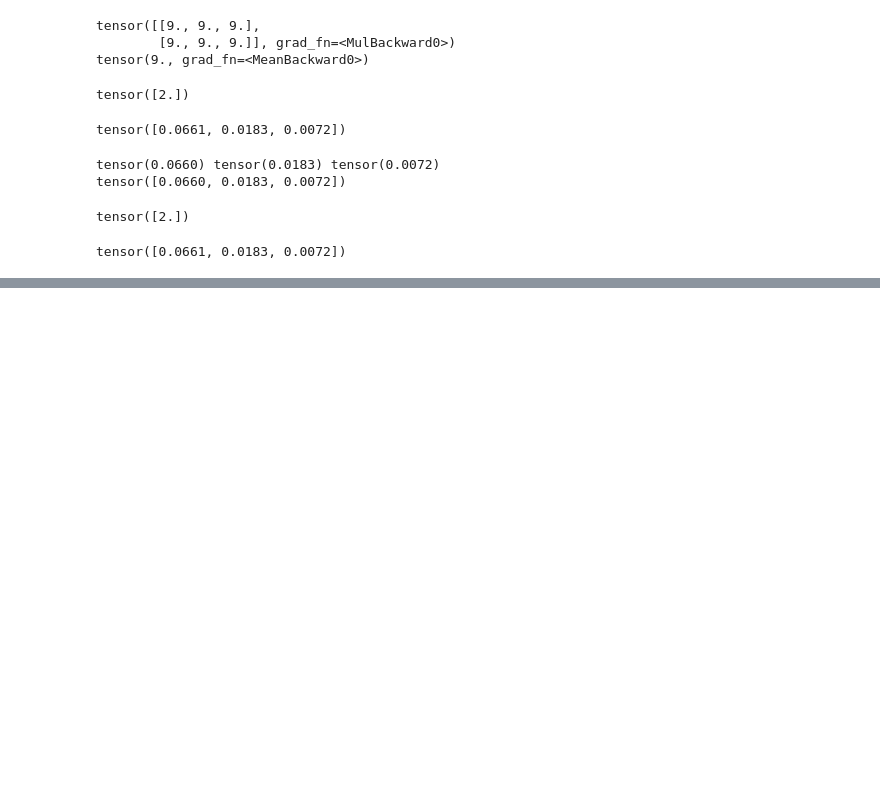
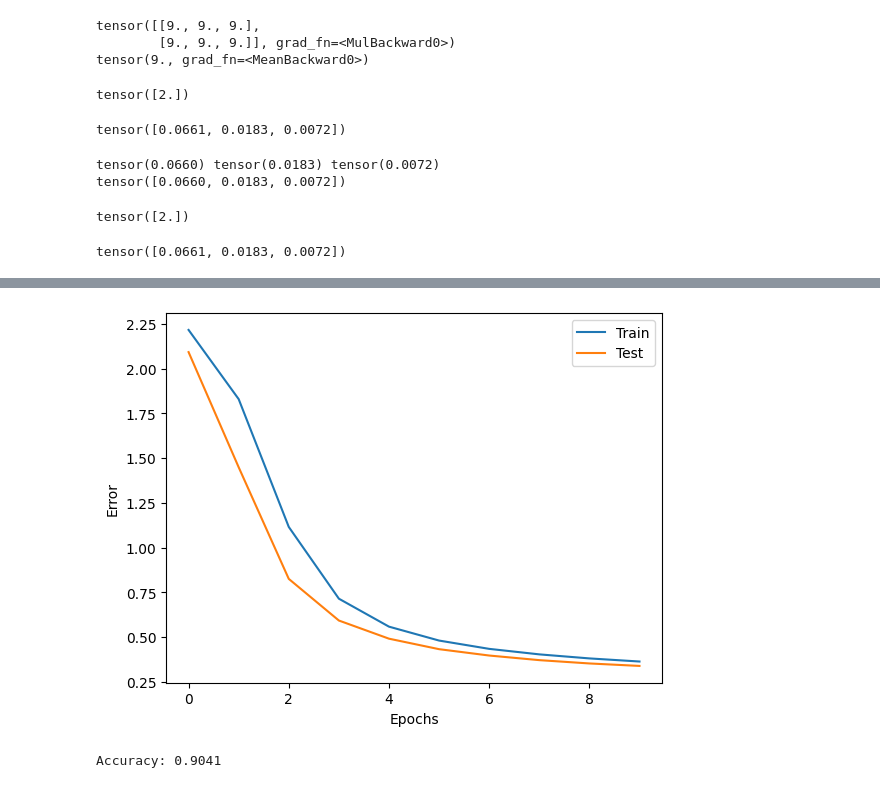
Before and after one commit to ChoYeongjo/book-pytorch-ai-app-practice, a Jupyter notebook: 250908_book_AI_app.ipynb, the cells around one changed output, grey strips where cells are left out. Cells and saved outputs as stored; diff of their text form; code cells hidden in the pictures; blank space fills up the shorter version.

```diff
--- a/250908_book_AI_app.ipynb
+++ b/250908_book_AI_app.ipynb
@@ -228,0 +308,35 @@ tensor([0.0661, 0.0183, 0.0072])
+# %%
+#4.3.4 학습
+from torch import optim
+loss_fnc=nn.CrossEntropyLoss()
+optimizer=optim.SGD(net.parameters(), lr=0.01)
+
+record_loss_train=[]
+record_loss_test=[]
+
+for i in range(10):
+  net.train()
+  loss_train=0
+  for j, (x,t) in enumerate(train_loader):
+    x,t=x.cuda(), t.cuda()
+    y=net(x)
+    loss=loss_fnc(y, t)
+    loss_train += loss.item()
+    optimizer.zero_grad()
+    loss.backward()
+    optimizer.step()
+  loss_train /= j+1
+  record_loss_train.append(loss_train)
+
+  net.eval()
+  loss_test=0
+  for j ,(x,t) in enumerate(test_loader):
+    x,t=x.cuda(), t.cuda()
+    y=net(x)
+    loss=loss_fnc(y,t)
+    loss_test += loss.item()
+  loss_test /= j+1
+  record_loss_test.append(loss_test)
+
+  if i%1==0:
+    print(f"Epoch: {i} Loss_Train: {loss_train:.4f} Loss_Test: {loss_test:.4f}")
@@ -228,0 +354,24 @@ tensor([0.0661, 0.0183, 0.0072])
+# %%
+import matplotlib.pyplot as plt
+plt.plot(range(len(record_loss_train)), record_loss_train, label='Train')
+plt.plot(range(len(record_loss_test)), record_loss_test, label='Test')
+plt.legend()
+
+plt.xlabel('Epochs')
+plt.ylabel('Error')
+plt.show()
+# %% [output]
+[figure, added]
+# %%
+#4.3.6 정답률
+correct=0
+total=0
+net.eval()
+for i,(x,t) in enumerate(test_loader):
+  x,t=x.cuda(), t.cuda()
+  y=net(x)
+  correct+=(y.argmax(1)==t).sum().item()
+  total+=len(x)
+print(f"Accuracy: {correct/total:.4f}")
+# %% [output]
+Accuracy: 0.9041
```
Also changed, not shown: parts of 12 cells of this notebook.
